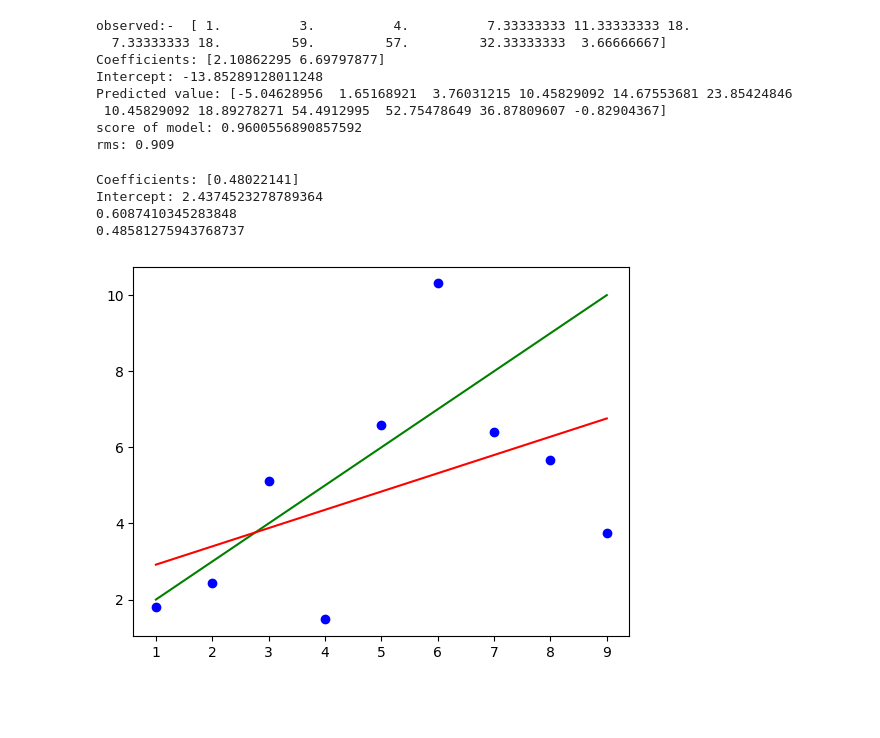
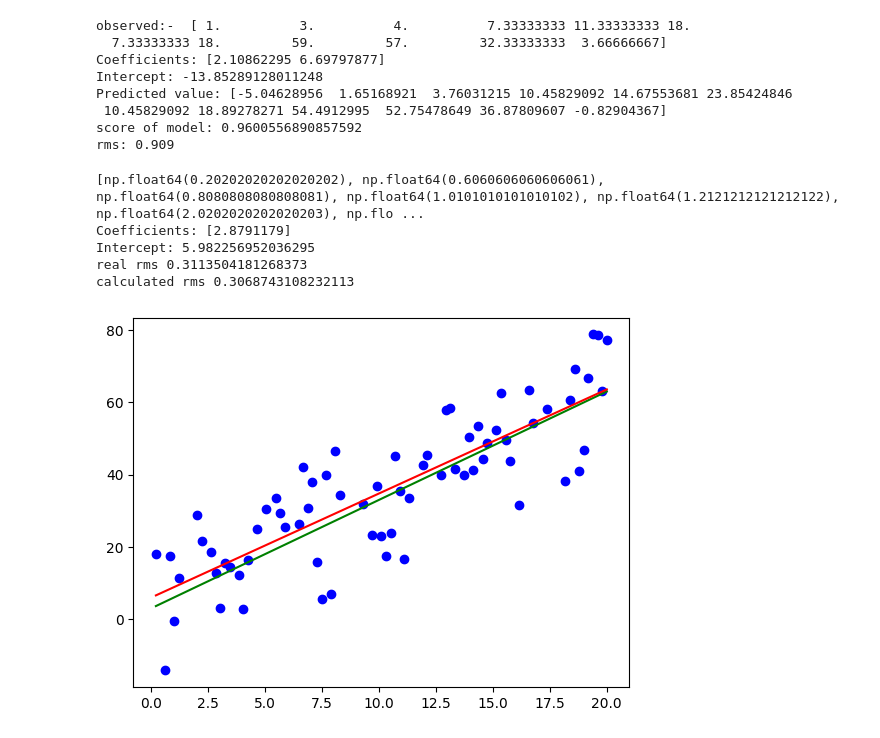
Before and after one commit to Ashutosh-Ranjan310106/FDA-practical-, a Jupyter notebook: linear regression.ipynb, the cells around one changed output. Cells and saved outputs as stored; diff of their text form; code cells hidden in the pictures; blank space fills up the shorter version.

```diff
--- a/linear regression.ipynb
+++ b/linear regression.ipynb
@@ -98,35 +98,38 @@ def calculate_rms(y,cal_y):
     rms = round((rms/n)**0.5,8)/np.mean(y)
     return rms
 # %%
-x = [1,2,3,4,5,6,7,8,9]
-a=1
-b=1
-error = 0.8
+x = list(np.linspace(0,20,100))
+for i in range(30):
+    x.pop(random.randrange(len(x)))
+print(x)
+a=3
+b=3
+
+error = 20
 rd = random.random
 add_error = lambda x: x + error * (rd() * 2 - 1)
-y = [i*add_error(a) + add_error(b) for i in x]
+y = [i*a +add_error(b) for i in x]
 
 plt.scatter(x, y, color='blue')
 cal_y = [i*a+b for i in x]
 plt.plot(x,cal_y, color='green')
 x_reshaped = np.array(x).reshape(-1, 1)
 model = LinearRegression().fit(x_reshaped, y)
 
 print("Coefficients:", model.coef_)
 print("Intercept:", model.intercept_)
 pre_y = [i*model.coef_[0] +model.intercept_ for i in x]
 plt.plot(x,pre_y, color='red')
 
-
-
-print(calculate_rms(y,cal_y))
-print(calculate_rms(y,pre_y))
+print("real rms",calculate_rms(y,cal_y))
+print("calculated rms",calculate_rms(y,pre_y))
 # %% [output]
-Coefficients: [0.48022141]
-Intercept: 2.4374523278789364
-0.6087410345283848
-0.48581275943768737
+[np.float64(0.20202020202020202), np.float64(0.6060606060606061), np.float64(0.8080808080808081), np.float64(1.0101010101010102), np.float64(1.2121212121212122), np.float64(2.0202020202020203), np.flo ...
+Coefficients: [2.8791179]
+Intercept: 5.982256952036295
+real rms 0.3113504181268373
+calculated rms 0.3068743108232113
-[figure, old version]
+[figure, new version]
 # %%
 
 
```
Also changed, not shown: parts of 15 cells of this notebook, 4 other files.
